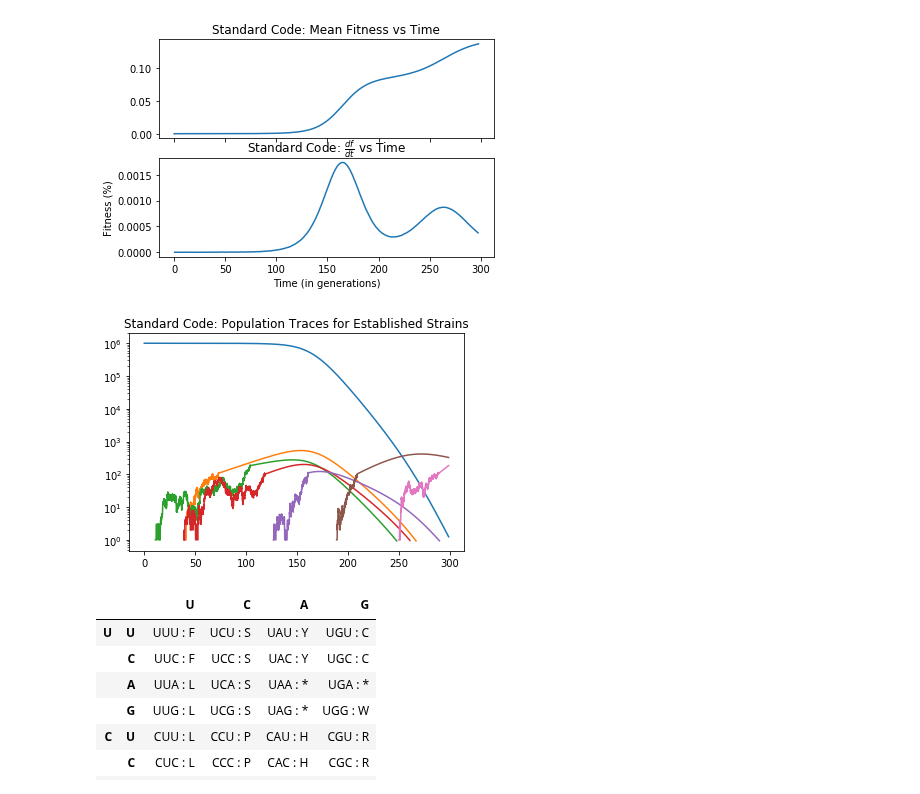
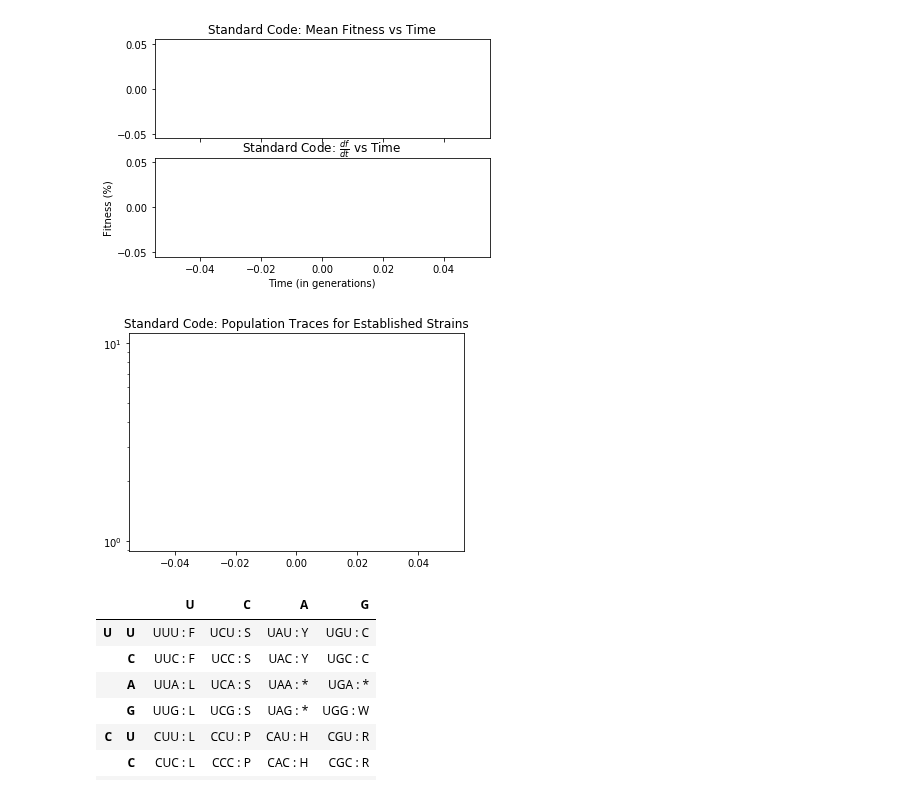
Before and after one commit to EndyLab/codon-tables, a Jupyter notebook: Isaac's Sandbox.ipynb, the cells around one changed output. Cells and saved outputs as stored; diff of their text form; code cells hidden in the pictures.

```diff
--- a/Isaac's Sandbox.ipynb
+++ b/Isaac's Sandbox.ipynb
@@ -20,36 +20,36 @@ from tqdm import tqdm
 LUCA = strain(N_pop=1e6, fitness=0, mu=2e-5)
 sim = thunderflask(LUCA)
 # initialize some variables
 T_curr = 0
 mut_param = [2, 3.5]
 dt = 1
 
 # run simulation
-sim.simulate(300, dt, T_curr, mut_param)
+#sim.simulate(1000, dt, T_curr, mut_param)
 t = np.array(sim.f_trace['timepoints'])
 f = np.array(sim.f_trace['fitnesses'])
 fig, axarr = plt.subplots(2, sharex=True)
 axarr[0].plot(t, f)
 axarr[0].set_title('Standard Code: Mean Fitness vs Time')
 dt = np.diff(t)
 t_avg = (t[1:]+t[:-1])/2
 gradf = np.diff(f)/dt
 axarr[1].plot(t_avg, gradf)
 axarr[1].set_title(r'Standard Code: $\frac{df}{dt}$ vs Time')
 plt.xlabel('Time (in generations)')
 plt.ylabel('Fitness (%)')
 plt.show()
 
 for i, bact in enumerate(sim.estStrains):
     if i % 10 == 0:
         t = bact.timepoints
         pop = bact.poptrace
         plt.semilogy(t, pop)
 plt.title('Standard Code: Population Traces for Established Strains')
 plt.show()
 # %% [output]
-[figure, old version]
+[figure, new version]
-[figure, old version]
+[figure, new version]
 # %%
 table = codonTable()
 table.dictToTable()
```
Also changed, not shown: parts of 18 cells of this notebook, 5 other files.
